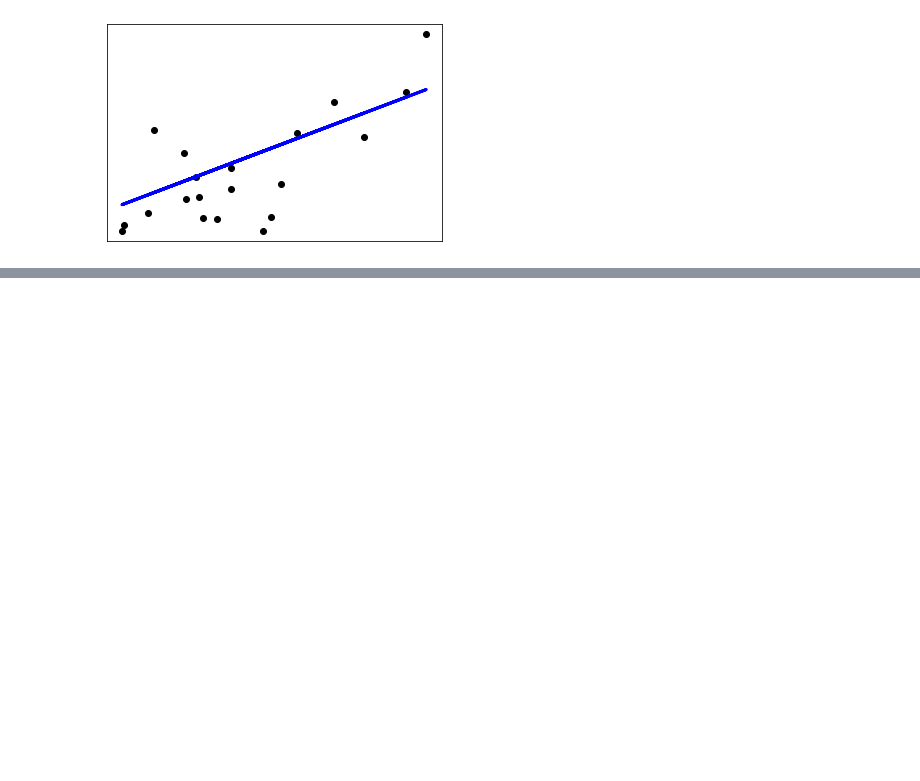
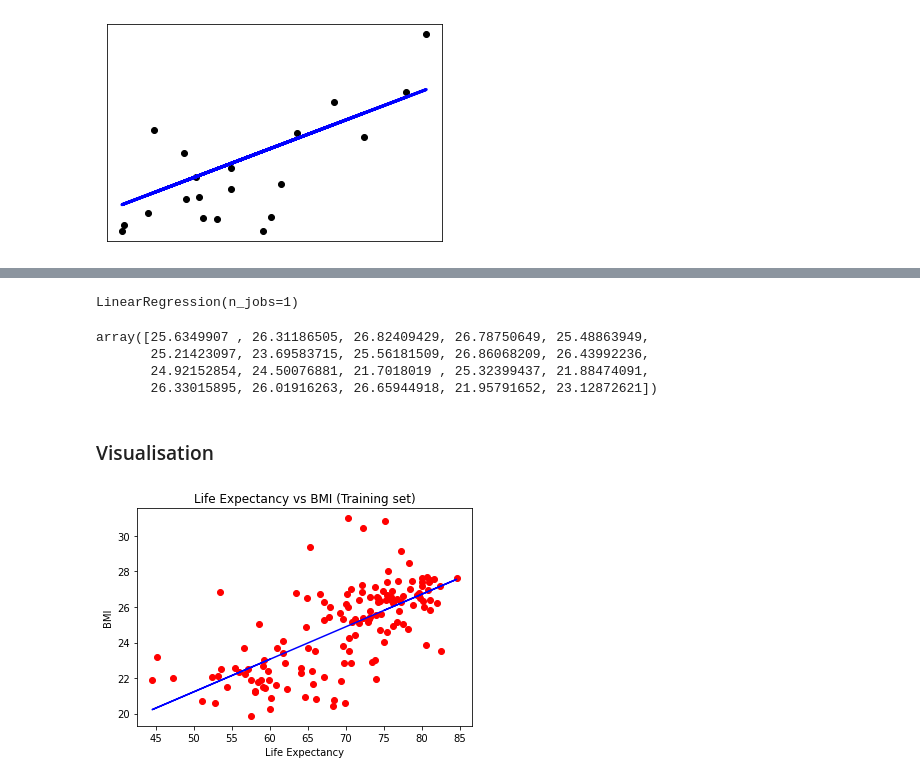
Before and after one commit to katel85/Machine-Learning-Statistics-Aug-2023, a Jupyter notebook: regression.ipynb, the cells around one changed output, grey strips where cells are left out. Cells and saved outputs as stored; diff of their text form; code cells hidden in the pictures; blank space fills up the shorter version.

Commit message:
regression datasets

```diff
--- a/regression.ipynb
+++ b/regression.ipynb
@@ -522,0 +571,17 @@ Coefficient of determination: 0.47
+# %%
+#reading into variables
+X = data.iloc[:, :-1].values
+Y = data.iloc[:, 1].values
+# %%
+from sklearn.model_selection import train_test_split
+X_train,X_test,y_train,y_test = train_test_split(X,Y, test_size = 20, random_state = 0)
+# %%
+#import linear regression
+from sklearn.linear_model import LinearRegression
+lr = LinearRegression()
+# %%
+#fitting the model
+lr.fit(X_train,y_train)
+LinearRegression(copy_X=True, fit_intercept=True, n_jobs=1, normalize=False)
+# %% [output]
+LinearRegression(n_jobs=1)
@@ -522,0 +591,19 @@ Coefficient of determination: 0.47
+# %%
+y_pred
+# %% [output]
+array([25.6349907 , 26.31186505, 26.82409429, 26.78750649, 25.48863949,
+       25.21423097, 23.69583715, 25.56181509, 26.86068209, 26.43992236,
+       24.92152854, 24.50076881, 21.7018019 , 25.32399437, 21.88474091,
+       26.33015895, 26.01916263, 26.65944918, 21.95791652, 23.12872621])
+# %% [markdown]
+### Visualisation
+# %%
+#traininig set
+plt.scatter(X_train, y_train, color = 'red')
+plt.plot(X_train, lr.predict(X_train), color = 'blue')
+plt.title('Life Expectancy vs BMI (Training set)')
+plt.xlabel('Life Expectancy')
+plt.ylabel('BMI')
+plt.show()
+# %% [output]
+[figure, added]
```
Also changed, not shown: parts of 23 cells of this notebook, 7 other files.
